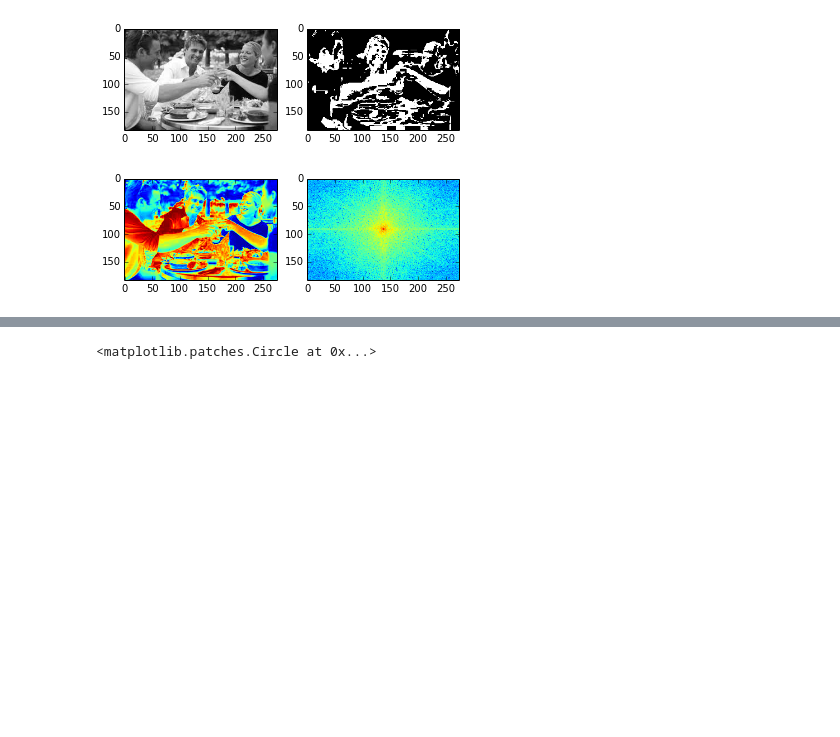
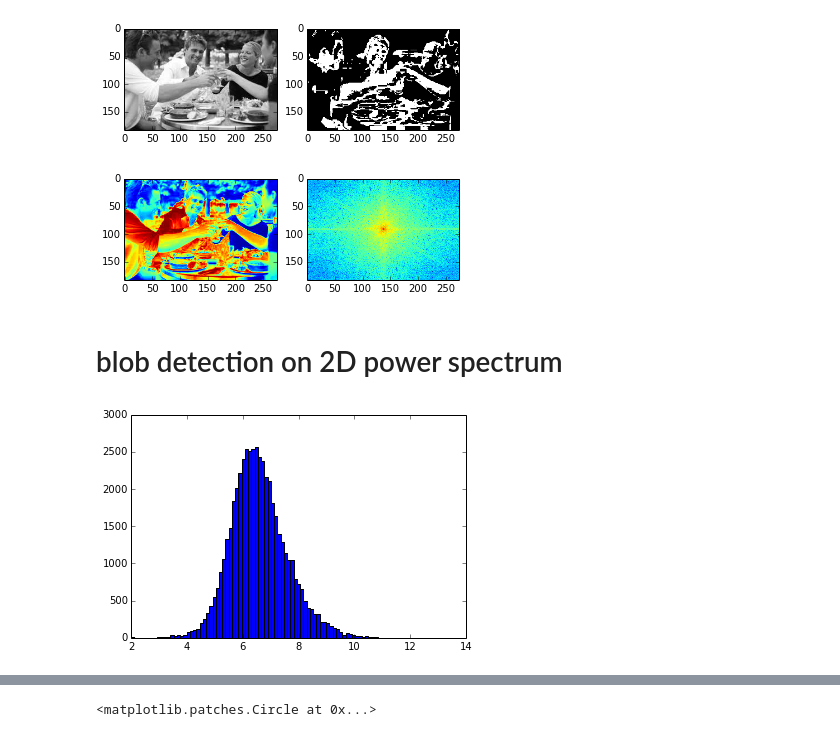
Before and after one commit to mpellegri/FoodvSkin, a Jupyter notebook: KFeatures.ipynb, the cells around one changed output, grey strips where cells are left out. Saved outputs shown, nothing was run; the diff lists cells and outputs as text; code cells hidden in the pictures; blank space fills up the shorter version.

```diff
--- a/KFeatures.ipynb
+++ b/KFeatures.ipynb
@@ -321,3 +321,9 @@ ax[0].imshow(image)
 plt.show()
 # %% [output]
 [figure]
+# %% [markdown]
+# blob detection on 2D power spectrum
+# %%
+h=plt.hist(np.log10(ps2D).flatten(),bins=100)
+# %% [output]
+[figure, added]
```
Also changed, not shown: parts of 31 cells of this notebook.
